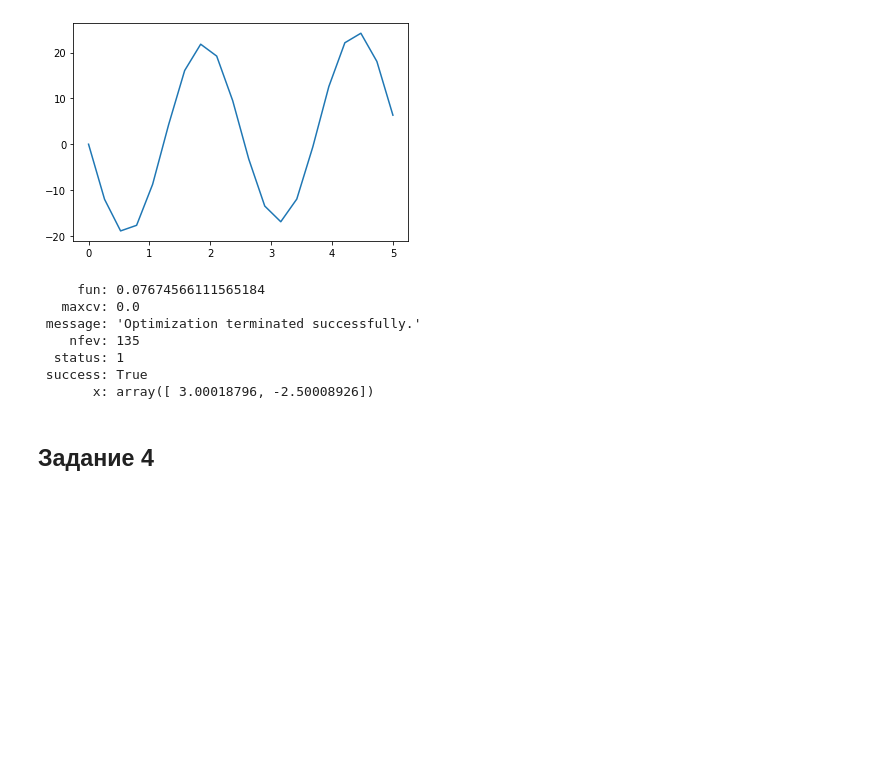
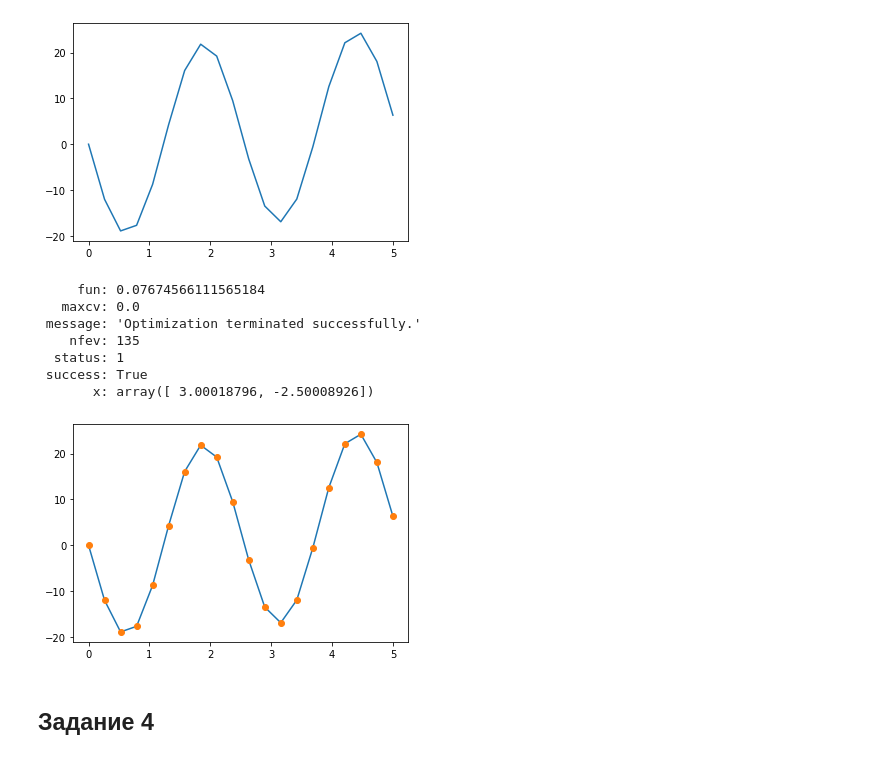
Before and after one commit to ovstrukov/math, a Jupyter notebook: HW_X.ipynb, the cells around one changed output. Saved outputs shown, nothing was run; the diff lists cells and outputs as text; code cells hidden in the pictures; blank space fills up the shorter version.

```diff
--- a/HW_X.ipynb
+++ b/HW_X.ipynb
@@ -27,9 +27,7 @@ raitings = np.array([[ 4,  4,  9,  4,  1,  6, 10,  7,  9,  6,  9,  2,  8,  6,  6
 **b)** Предположим, вы захотели сжать признаковые описания пользователя с 15 фильмов, до, скажем, 5-ти признаков, как вы это сделаете?
 # %%
 #надо найти угол между векторами, там где он минимален, там векторы максимально сонаправлены, пользователи наиболее похожи
-a1 = np.array([])
-#задаем переменную угла между векторами, по умолчанию ставим 90(векторы перпендикулярны)
-total = 90
+a1 = {}
 # прогоняем в цикле по всем пользователям(векторам, т.е. строкам)
 for i in range(10):
     for j in range(10):
@@ -45,12 +43,11 @@ for i in range(10):
             np.linalg.norm(y)
             #находим cos из формулы скалярного произведения
             cos = np.dot(x, y) / (np.linalg.norm(x) * np.linalg.norm(y))
-            #далее находим arccos, т.е. уже угол и выбираем наименьший
-            if np.arccos(cos) < total:
-                total = np.arccos(cos)
-                a1 = [i, j, total]
+            #задаем переменную угла между векторами = arccos, т.е. получаем уже угол и выбираем наименьший
+            total = np.arccos(cos)
+            a1[i] = {j, total.min()}
+a1
 
-
-a1
+#получаем словарь пар наиболее похожих пользователей для каждого из пользователей
 #получаем, что 2 и 9 пользователи максимально похожи
 # %% [output]
@@ -150,6 +156,13 @@ res
   status: 1
  success: True
        x: array([ 3.00018796, -2.50008926])
+# %%
+#проверка - наложение точек из массива на график
+plt.plot(x, f(x, a=3.00018796, b=-2.50008926))
+plt.plot(x, fx, 'o')
+plt.show()
+# %% [output]
+[figure, added]
 # %% [markdown]
 ## Задание 4
 # %% [markdown]
```
Also changed, not shown: parts of 5 cells of this notebook.
